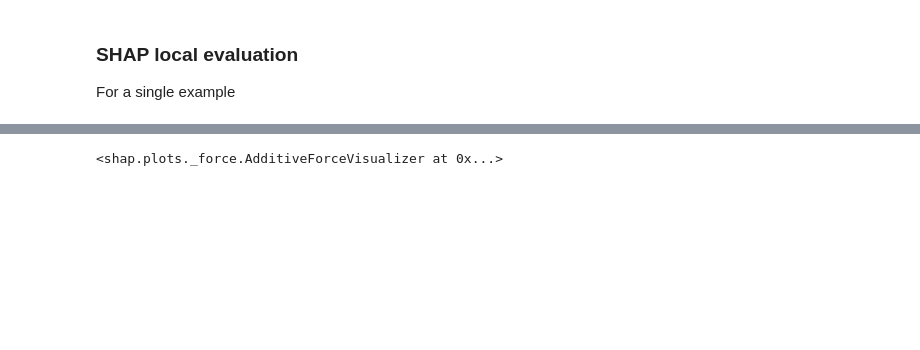
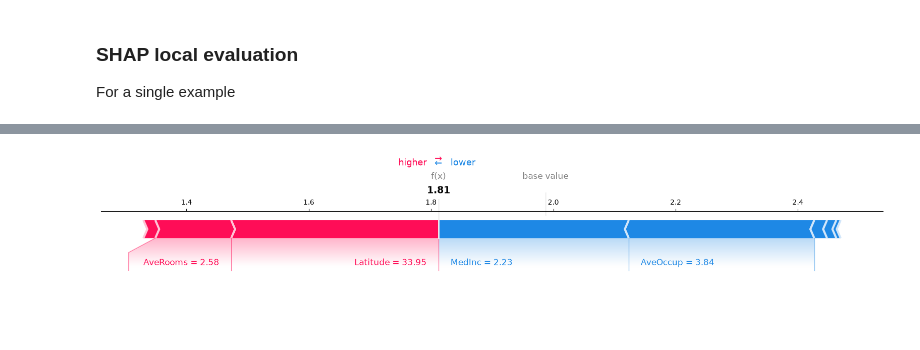
Before and after one commit to AI-Demonstrations/explainability, a Jupyter notebook: 1-ExplainabilitySHAPhousing.ipynb, the cells around one changed output, grey strips where cells are left out. Drawn from its saved outputs; the diff is of its cells as text; code cells hidden in the pictures; blank space fills up the shorter version.

```diff
--- a/1-ExplainabilitySHAPhousing.ipynb
+++ b/1-ExplainabilitySHAPhousing.ipynb
@@ -256,4 +250,7 @@ shap.plots.waterfall(shap_values[0], max_display=10)
 # %%
-shap.initjs()
-shap.plots.force(shap_values[0])
+# matplotlib = True draws a static image, which also shows in VS Code, on GitHub and in exported files.
+# For the interactive version in Jupyter, run: shap.initjs(); shap.plots.force(shap_values[0])
+row = shap_values[0]
+# Rounds the feature values so the labels stay readable
+shap.plots.force(row.base_values, row.values, row.data.round(2), feature_names = row.feature_names, matplotlib = True)
 # %% [output]
@@ -261 +257 @@ shap.plots.force(shap_values[0])
-<shap.plots._force.AdditiveForceVisualizer at 0x...>
+[figure, added]
```
Also changed, not shown: parts of 18 cells of this notebook, 9 other files.
